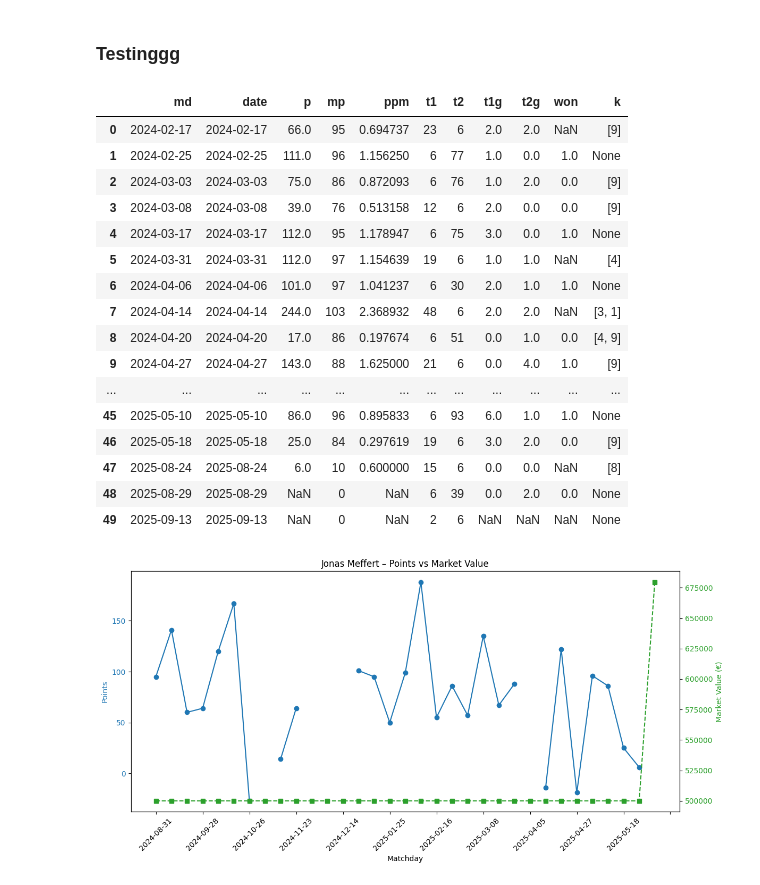
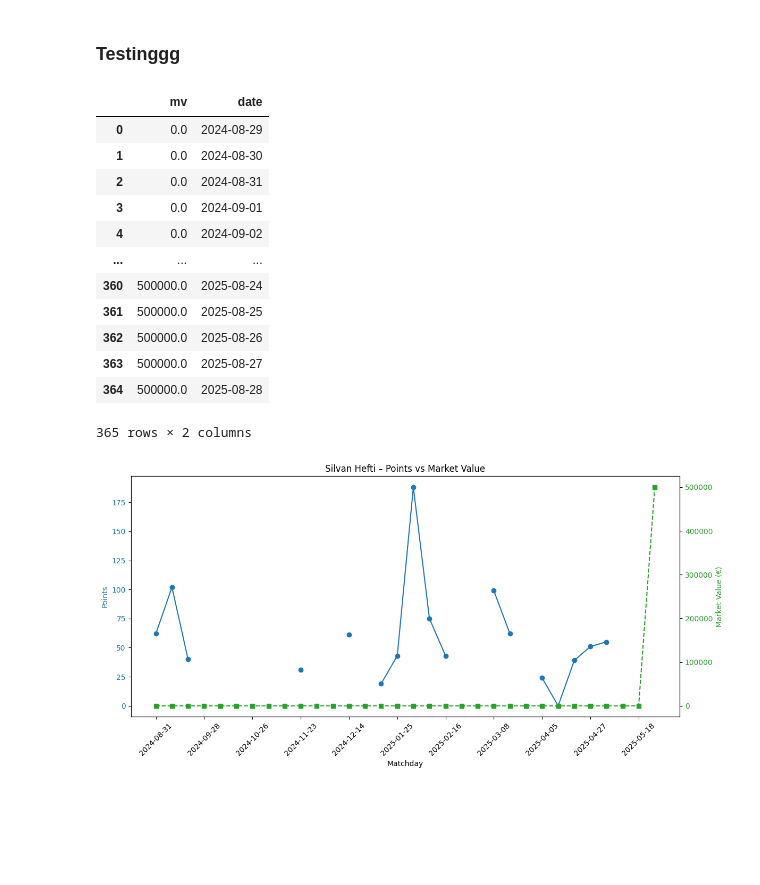
Before and after one commit to walzim/Kickbase-Trading-Advisor, a Jupyter notebook: daily_predictions.ipynb, the cells around one changed output. Saved outputs shown, nothing was run; the diff lists cells and outputs as text; code cells hidden in the pictures; blank space fills up the shorter version.

```diff
--- a/daily_predictions.ipynb
+++ b/daily_predictions.ipynb
@@ -408,7 +431,7 @@ print(players_on_market)
 competition_id = 1 # 1 is for Bundesliga, info from github issue thread
 last_mv_values = 365 # in days, max 365
 last_pfm_values = 50 # in matchdays
-player_name = "Jonas Meffert" # Example player
+player_name = "Silvan Hefti" # Example player
 
 # Get player ID
 player_id = get_player_id(token, competition_id, player_name)
@@ -422,11 +445,11 @@ player_df = pd.DataFrame([player_info])
 market_value = get_player_market_value(token, competition_id, player_id, last_mv_values)
 mv_df = pd.DataFrame(market_value)
 
+display(mv_df)
+
 # Get player performance
 performance = get_player_performance(token, competition_id, player_id, last_pfm_values, player_team_id)
 p_df = pd.DataFrame(performance)
-
-display(p_df)
 
 # Merge on 'date'
 merged_df = pd.merge(p_df, mv_df, on="date", how="inner")
@@ -439,48 +462,44 @@ points_col = "p"          # from performance
 mv_col = "mv"         # from market value
 matchday_col = "date"            # common key
 
 fig, ax1 = plt.subplots(figsize=(12, 6))
 
 # Plot Points (left y-axis)
 color = "tab:blue"
 ax1.set_xlabel("Matchday")
 ax1.set_ylabel("Points", color=color)
 ax1.plot(merged_df[matchday_col], merged_df[points_col],
          marker="o", linestyle="-", color=color, label="Points")
 ax1.tick_params(axis="y", labelcolor=color)
 
 # X-axis formatting
 ax1.xaxis.set_major_locator(ticker.MaxNLocator(integer=True, nbins=15))  # max ~15 ticks
 plt.xticks(rotation=45)
 
 # Create second axis for Market Value (right y-axis)
 ax2 = ax1.twinx()
 color = "tab:green"
 ax2.set_ylabel("Market Value (€)", color=color)
 ax2.plot(merged_df[matchday_col], merged_df[mv_col],
          marker="s", linestyle="--", color=color, label="Market Value")
 ax2.tick_params(axis="y", labelcolor=color)
 
 # Title and layout
 plt.title(f"{player_name} – Points vs Market Value")
 fig.tight_layout()
 plt.show()
 # %% [output]
-|  | md | date | p | mp | ppm | t1 | t2 | t1g | t2g | won | k |
-| 0 | 2024-02-17 | 2024-02-17 | 66.0 | 95 | 0.694737 | 23 | 6 | 2.0 | 2.0 | NaN | [9] |
-| 1 | 2024-02-25 | 2024-02-25 | 111.0 | 96 | 1.156250 | 6 | 77 | 1.0 | 0.0 | 1.0 | None |
-| 2 | 2024-03-03 | 2024-03-03 | 75.0 | 86 | 0.872093 | 6 | 76 | 1.0 | 2.0 | 0.0 | [9] |
-| 3 | 2024-03-08 | 2024-03-08 | 39.0 | 76 | 0.513158 | 12 | 6 | 2.0 | 0.0 | 0.0 | [9] |
-| 4 | 2024-03-17 | 2024-03-17 | 112.0 | 95 | 1.178947 | 6 | 75 | 3.0 | 0.0 | 1.0 | None |
-| 5 | 2024-03-31 | 2024-03-31 | 112.0 | 97 | 1.154639 | 19 | 6 | 1.0 | 1.0 | NaN | [4] |
-| 6 | 2024-04-06 | 2024-04-06 | 101.0 | 97 | 1.041237 | 6 | 30 | 2.0 | 1.0 | 1.0 | None |
-| 7 | 2024-04-14 | 2024-04-14 | 244.0 | 103 | 2.368932 | 48 | 6 | 2.0 | 2.0 | NaN | [3, 1] |
-| 8 | 2024-04-20 | 2024-04-20 | 17.0 | 86 | 0.197674 | 6 | 51 | 0.0 | 1.0 | 0.0 | [4, 9] |
-| 9 | 2024-04-27 | 2024-04-27 | 143.0 | 88 | 1.625000 | 21 | 6 | 0.0 | 4.0 | 1.0 | [9] |
-| ... | ... | ... | ... | ... | ... | ... | ... | ... | ... | ... | ... |
-| 45 | 2025-05-10 | 2025-05-10 | 86.0 | 96 | 0.895833 | 6 | 93 | 6.0 | 1.0 | 1.0 | None |
-| 46 | 2025-05-18 | 2025-05-18 | 25.0 | 84 | 0.297619 | 19 | 6 | 3.0 | 2.0 | 0.0 | [9] |
-| 47 | 2025-08-24 | 2025-08-24 | 6.0 | 10 | 0.600000 | 15 | 6 | 0.0 | 0.0 | NaN | [8] |
-| 48 | 2025-08-29 | 2025-08-29 | NaN | 0 | NaN | 6 | 39 | 0.0 | 2.0 | 0.0 | None |
-| 49 | 2025-09-13 | 2025-09-13 | NaN | 0 | NaN | 2 | 6 | NaN | NaN | NaN | None |
+|  | mv | date |
+| 0 | 0.0 | 2024-08-29 |
+| 1 | 0.0 | 2024-08-30 |
+| 2 | 0.0 | 2024-08-31 |
+| 3 | 0.0 | 2024-09-01 |
+| 4 | 0.0 | 2024-09-02 |
+| ... | ... | ... |
+| 360 | 500000.0 | 2025-08-24 |
+| 361 | 500000.0 | 2025-08-25 |
+| 362 | 500000.0 | 2025-08-26 |
+| 363 | 500000.0 | 2025-08-27 |
+| 364 | 500000.0 | 2025-08-28 |
+365 rows × 2 columns
-[figure, old version]
+[figure, new version]
```
Also changed, not shown: parts of 7 cells of this notebook, 4 other files.
